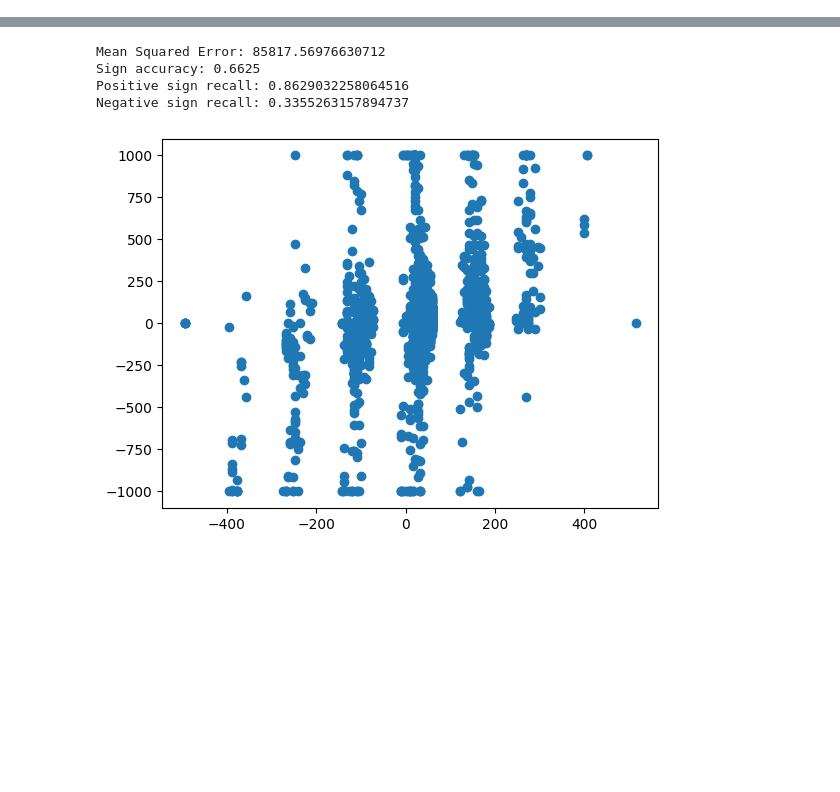
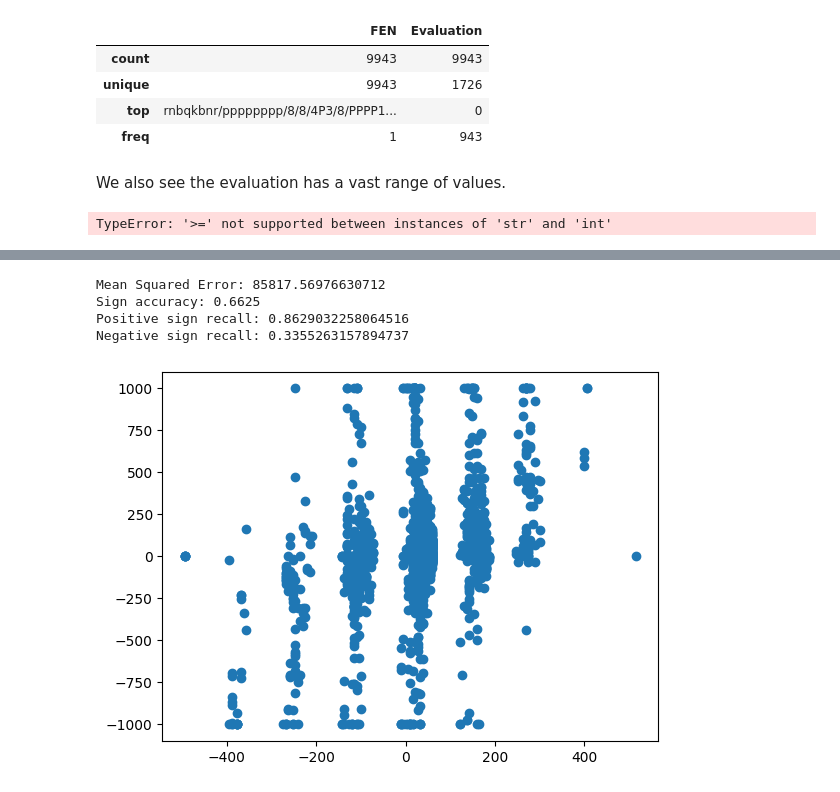
Before and after one commit to NatanSisoev/Chess-ML-Evaluator, a Jupyter notebook: main.ipynb, the cells around one changed output, grey strips where cells are left out. Cells and saved outputs as stored; diff of their text form; code cells hidden in the pictures; blank space fills up the shorter version.

```diff
--- a/main.ipynb
+++ b/main.ipynb
@@ -14,0 +19,7 @@ from tqdm import tqdm
+# %%
+DATASET_FILE = "data/chessData.csv"
+DATASET_SIZE = 10000
+FEN = "FEN"
+EVALUATION = "Evaluation"
+
+DATAFRAME_RAW = pd.read_csv(DATASET_FILE, nrows=DATASET_SIZE)
@@ -14,0 +77,23 @@ from tqdm import tqdm
+# %%
+def remove_forced_checkmates(dataframe: pd.DataFrame) -> pd.DataFrame:
+    return dataframe[~dataframe[EVALUATION].astype(str).str.contains("#")].copy()
+
+hash_filter = FunctionTransformer(remove_forced_checkmates)
+# %%
+DATAFRAME = hash_filter.transform(DATAFRAME_RAW)
+DATAFRAME.describe()
+# %% [output]
+|  | FEN | Evaluation |
+| count | 9943 | 9943 |
+| unique | 9943 | 1726 |
+| top | rnbqkbnr/pppppppp/8/8/4P3/8/PPPP1... | 0 |
+| freq | 1 | 943 |
+# %% [markdown]
+We also see the evaluation has a vast range of values.
+# %%
+DATAFRAME[EVALUATION] = np.clip(DATAFRAME[EVALUATION], -1000, 1000)
+
+DATAFRAME[EVALUATION].hist()
+plt.show()
+# %% [output]
+TypeError: '>=' not supported between instances of 'str' and 'int'
```
Also changed, not shown: parts of 22 cells of this notebook.
